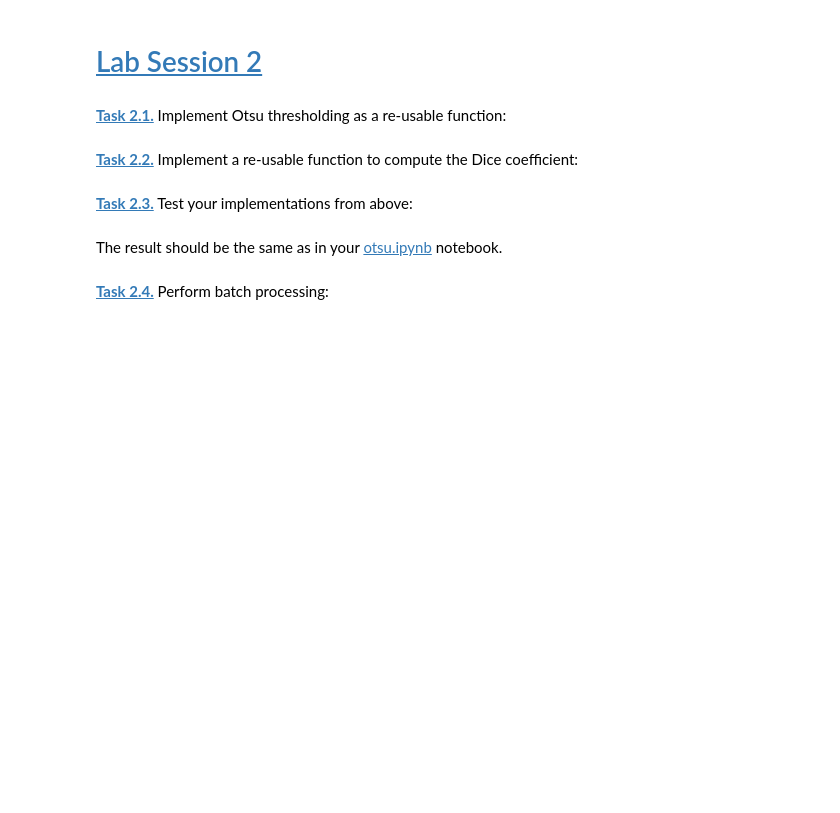
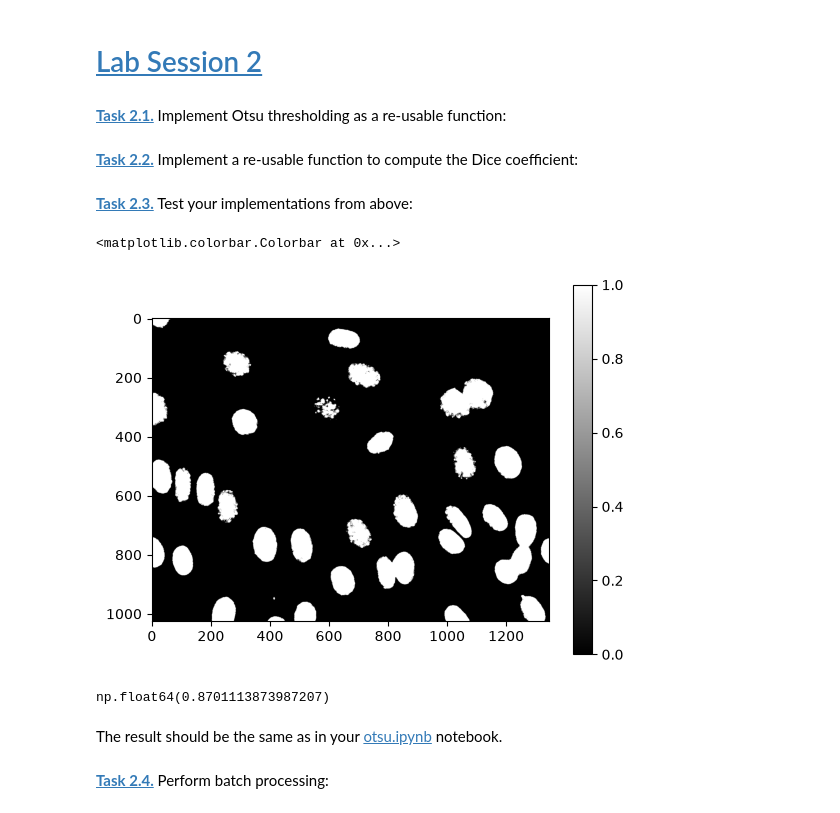
Before and after one commit to tilmannstieglitz/mobi-fs5-python, a Jupyter notebook: otsu_batch.ipynb, the cells around one changed output. Drawn from its saved outputs; the diff is of its cells as text; code cells hidden in the pictures; blank space fills up the shorter version.

Commit message:
finished otsu batch processing

```diff
--- a/otsu_batch.ipynb
+++ b/otsu_batch.ipynb
@@ -5,13 +5,29 @@ import numpy as np
 import matplotlib.pyplot as plt
 # %% [markdown]
 **[Task 2.1.]()** Implement Otsu thresholding as a re-usable function:
-# %%
-def otsu_thresholding(imgf):
-    img8 = (imgf * 255).round().astype(np.uint8)
-
-    ...
-
-    return seg
+# %%
+def otsu_thresholding(imgf):
+    img8 = (imgf * 255).round().astype(np.uint8)
+    h = np.zeros(256)
+    for i in range(256) :
+        h[i] = np.sum(img8 == i)
+    sum_wcv = np.zeros(256)
+    for T in range(256) :
+        sum_wcv[T] = (np.sum(h[:T]) * np.var(img8[img8 < T]) + (np.sum(h[T:]) * np.var(img8[img8 >= T])))
+    T_best = np.nanargmin(sum_wcv)
+    img8_otsu = img8.copy()
+
+    for x in range(img8.shape[0]) :
+        for y in range(img8.shape[1]) :
+            if img8[x, y] > T_best :
+                img8_otsu[x, y] = 255
+            else :
+                img8_otsu[x, y] = 0
+
+    imgf_otsu = img8_otsu / 255
+
+
+    return imgf_otsu
 # %% [markdown]
 **[Task 2.2.]()** Implement a re-usable function to compute the Dice coefficient:
 # %%
@@ -19,6 +35,22 @@ def compute_dice(bin1, bin2):
     return (2 * (bin1 * bin2).sum()) / (bin1.sum() + bin2.sum())
 # %% [markdown]
 **[Task 2.3.]()** Test your implementations from above:
+# %%
+imgf_test = plt.imread("data/NIH3T3/im/dna-0.png")
+imgf_test_otsu = otsu_thresholding(imgf_test)
+plt.figure()
+plt.imshow(imgf_test_otsu, cmap="gray")
+plt.colorbar()
+# %% [output]
+<matplotlib.colorbar.Colorbar at 0x...>
+[figure, added]
+# %%
+imgf_gt = plt.imread("data/NIH3T3/gt/0.png")
+
+dice_imgf_test = compute_dice(imgf_test_otsu, imgf_gt)
+dice_imgf_test
+# %% [output]
+np.float64(0.8701113873987207)
 # %% [markdown]
 The result should be the same as in your [otsu.ipynb](otsu.ipynb) notebook.
 # %% [markdown]
```
Also changed, not shown: parts of 1 cell of this notebook, 1 other file.
